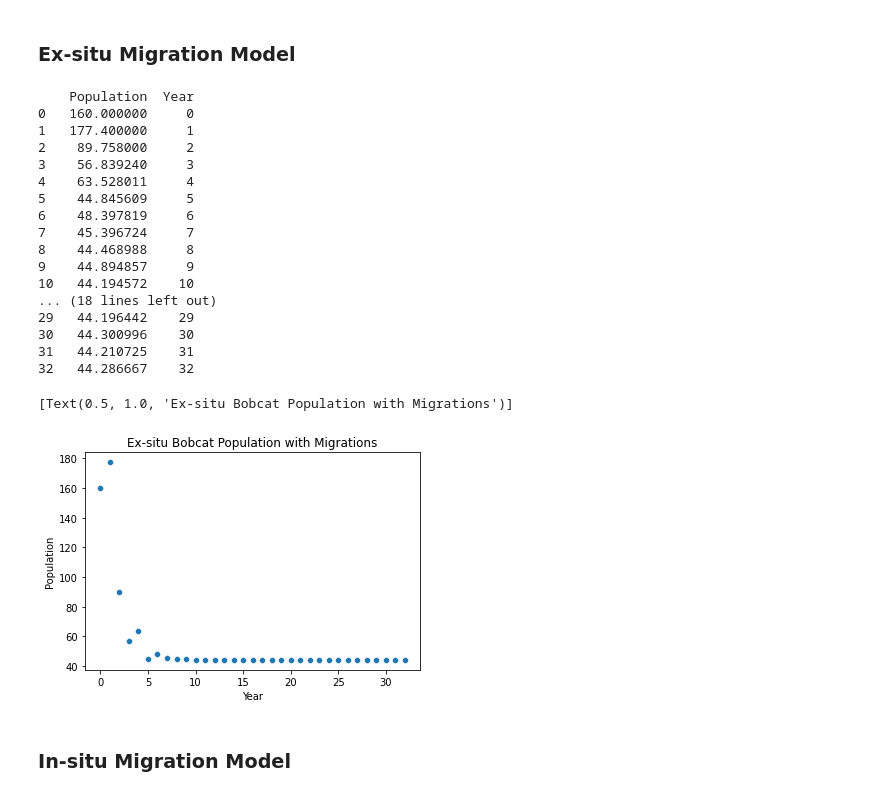
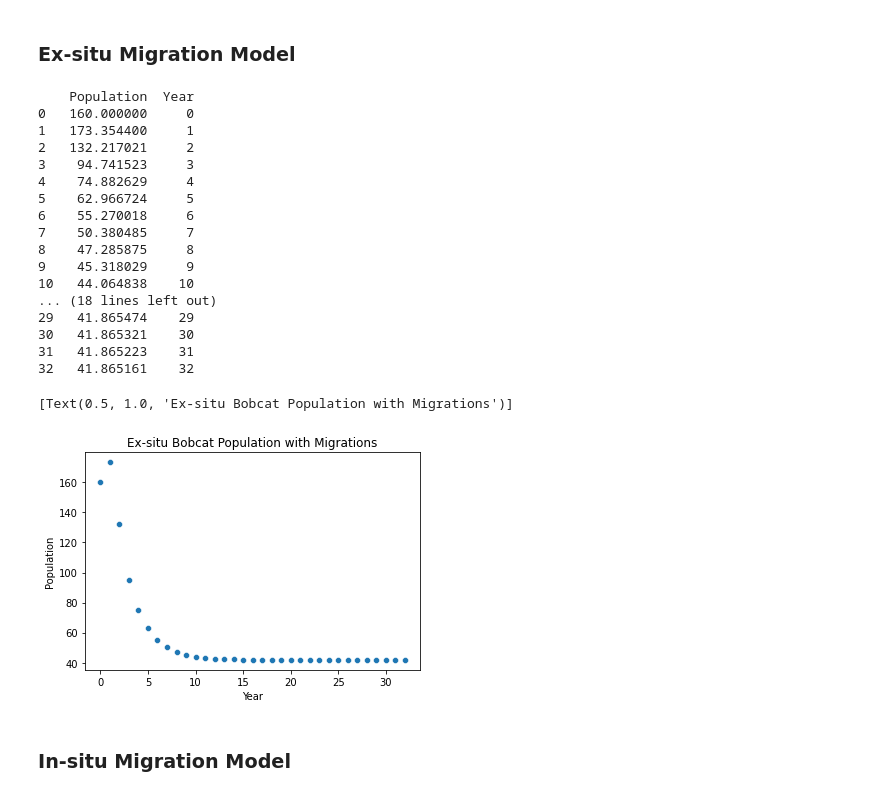
Before and after one commit to AlienVisitor/Math-3MB3, a Jupyter notebook: finalproject.ipynb, the cells around one changed output. Saved outputs shown, nothing was run; the diff lists cells and outputs as text; code cells hidden in the pictures.

```diff
--- a/finalproject.ipynb
+++ b/finalproject.ipynb
@@ -202,45 +203,47 @@ sns.scatterplot(data = data_nth_population_extended_in_situ, x = "Year", y = "Po
 # %%
 def growth_extended_migration(t0_population = default_t0_population, leslie_matrix = default_leslie_matrix, number_of_years = default_number_of_years, catastrophie_matrix = default_catastrophie_matrix):
     nth_population_extended = np.zeros(number_of_years+1)
     nth_population_extended[0] = np.sum(t0_population)
     current_population = t0_population
     nth_year = np.arange(number_of_years+1)
     for i in range(1, number_of_years+1):
-        current_population = leslie_matrix.dot(current_population) + np.array([7, 7, 7, 0, 0, 0, 0, 0, 0, 0, 0, 0, 0, 0, 0, 0]) - current_population*0.4
+        current_population = current_population + np.array([7, 7, 7, 0, 0, 0, 0, 0, 0, 0, 0, 0, 0, 0, 0, 0])
+        current_population = leslie_matrix.dot(current_population)
+        current_population = current_population - current_population*0.2
         nth_population_extended[i] = np.sum(current_population)
 
     df = pd.DataFrame({
         'Population' : nth_population_extended,
         'Year' : nth_year
         })
 
     print(df)
 
     return df
 
 data_nth_population_extended_ex_situ = growth_extended_migration()
 
 sns.scatterplot(data = data_nth_population_extended_ex_situ, x = "Year", y = "Population").set(title = "Ex-situ Bobcat Population with Migrations")
 # %% [output]
     Population  Year
 0   160.000000     0
-1   177.400000     1
-2    89.758000     2
-3    56.839240     3
-4    63.528011     4
-5    44.845609     5
-6    48.397819     6
-7    45.396724     7
-8    44.468988     8
-9    44.894857     9
-10   44.194572    10
+1   173.354400     1
+2   132.217021     2
+3    94.741523     3
+4    74.882629     4
+5    62.966724     5
+6    55.270018     6
+7    50.380485     7
+8    47.285875     8
+9    45.318029     9
+10   44.064838    10
 ... (18 lines left out)
-29   44.196442    29
-30   44.300996    30
-31   44.210725    31
-32   44.286667    32
+29   41.865474    29
+30   41.865321    30
+31   41.865223    31
+32   41.865161    32
 [Text(0.5, 1.0, 'Ex-situ Bobcat Population with Migrations')]
-[figure, old version]
+[figure, new version]
 # %% [markdown]
 ### In-situ Migration Model
 # %%
```
Also changed, not shown: parts of 3 cells of this notebook.
